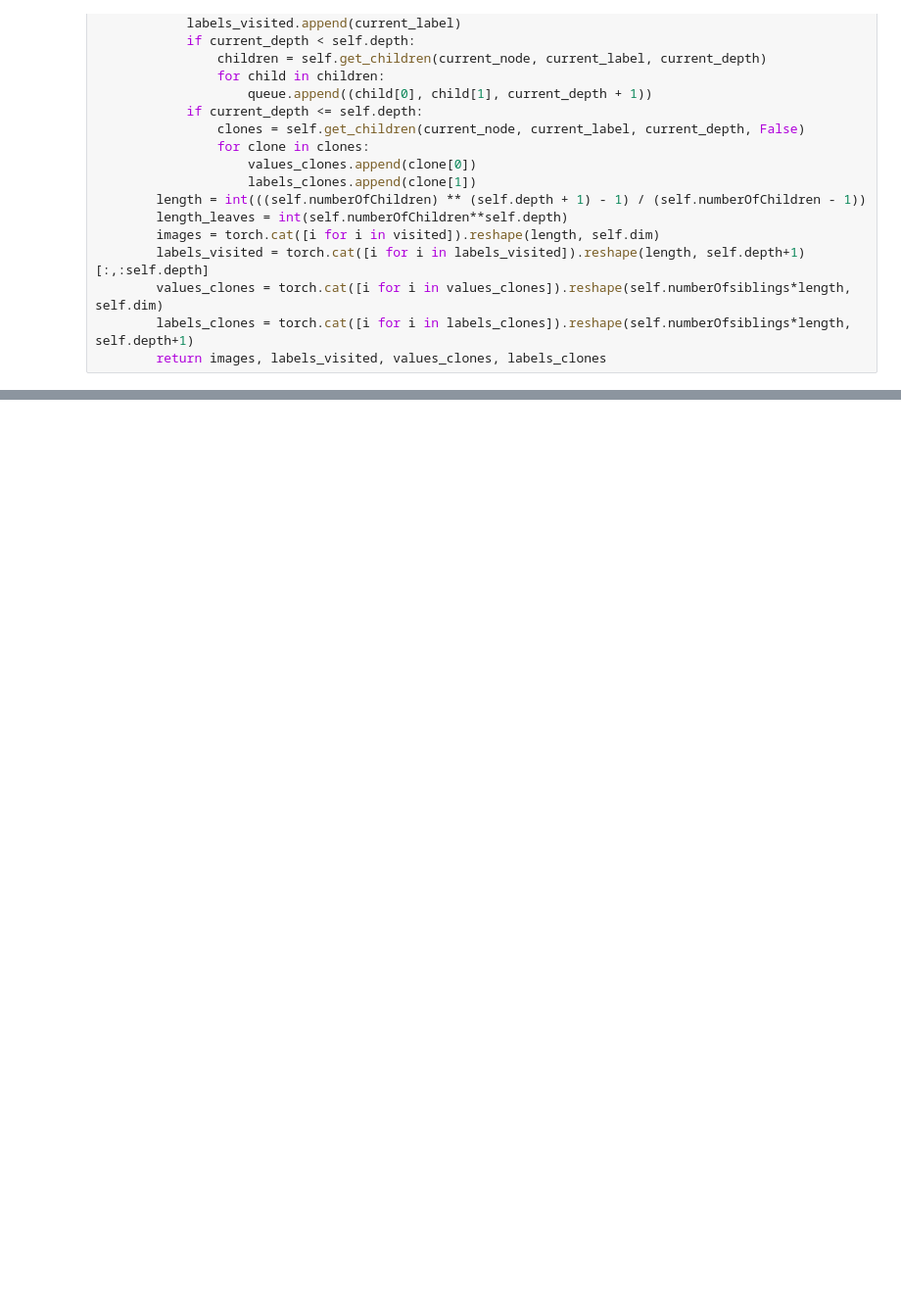
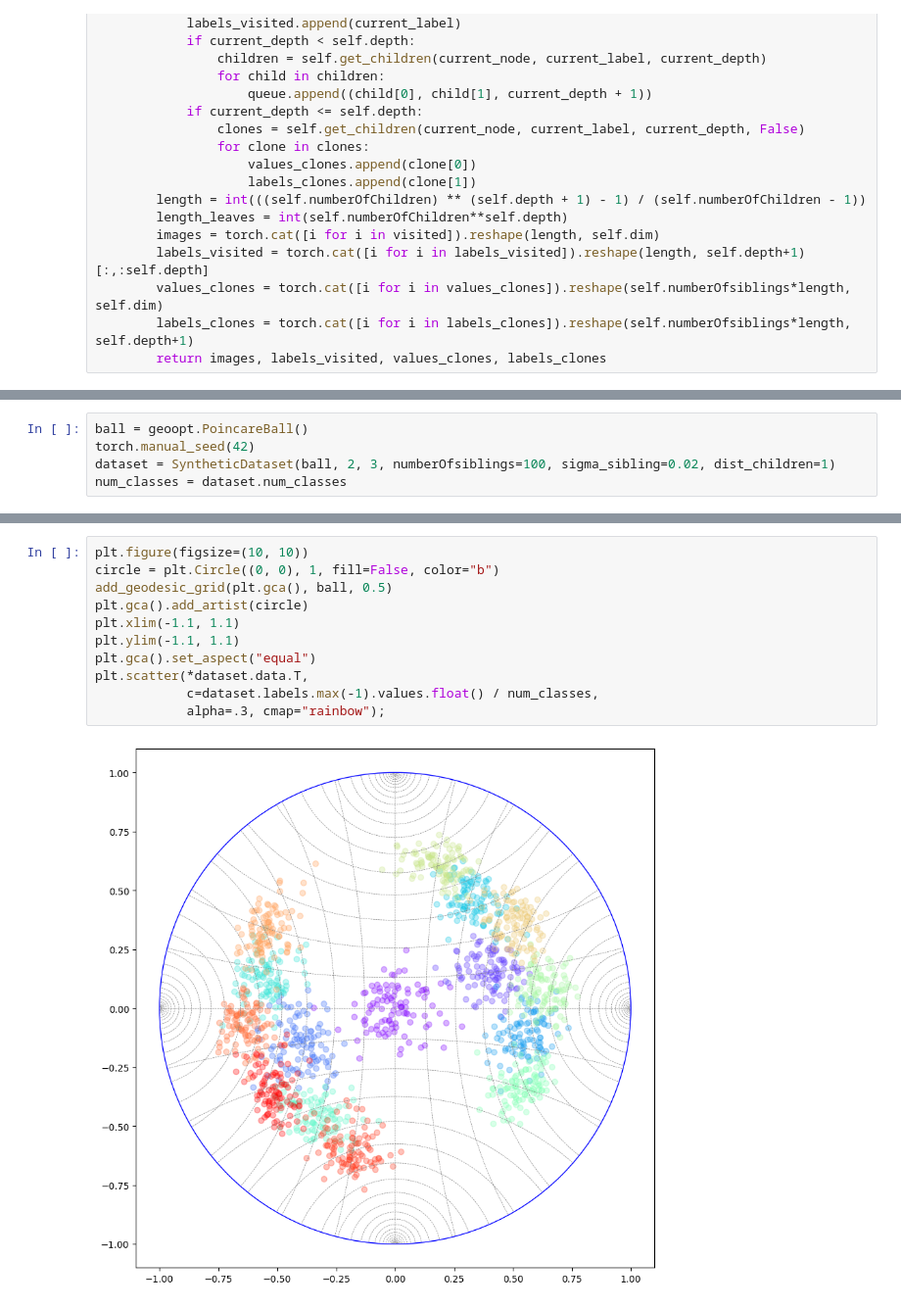
Before and after one commit to kyh980909/HyperbolicEmbedding, a Jupyter notebook: hyperbolic_embedding.ipynb, the cells around one changed output, grey strips where cells are left out. Shown at 98% size. Drawn from its saved outputs; the diff is of its cells as text; blank space fills up the shorter version.

```diff
--- a/hyperbolic_embedding.ipynb
+++ b/hyperbolic_embedding.ipynb
@@ -142,0 +122,5 @@ plt.show()
+# %%
+ball = geoopt.PoincareBall()
+torch.manual_seed(42)
+dataset = SyntheticDataset(ball, 2, 3, numberOfsiblings=100, sigma_sibling=0.02, dist_children=1)
+num_classes = dataset.num_classes
@@ -142,0 +210,13 @@ plt.show()
+# %%
+plt.figure(figsize=(10, 10))
+circle = plt.Circle((0, 0), 1, fill=False, color="b")
+add_geodesic_grid(plt.gca(), ball, 0.5)
+plt.gca().add_artist(circle)
+plt.xlim(-1.1, 1.1)
+plt.ylim(-1.1, 1.1)
+plt.gca().set_aspect("equal")
+plt.scatter(*dataset.data.T,
+            c=dataset.labels.max(-1).values.float() / num_classes,
+            alpha=.3, cmap="rainbow");
+# %% [output]
+[figure, added]
```
Also changed, not shown: parts of 11 cells of this notebook, 10 other files.
